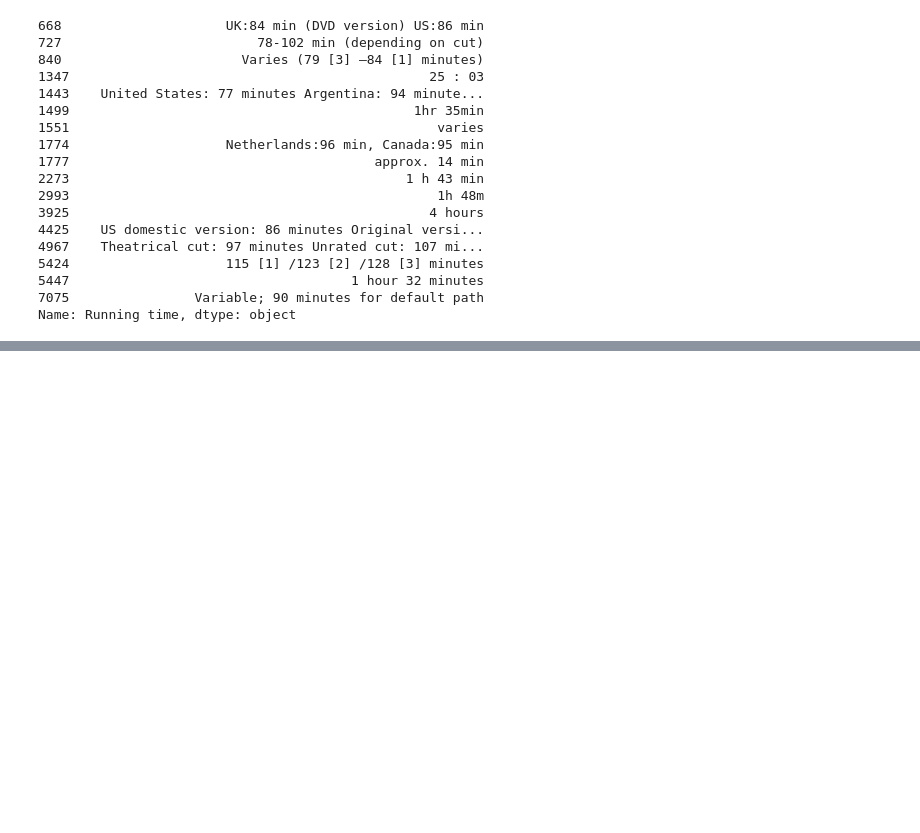
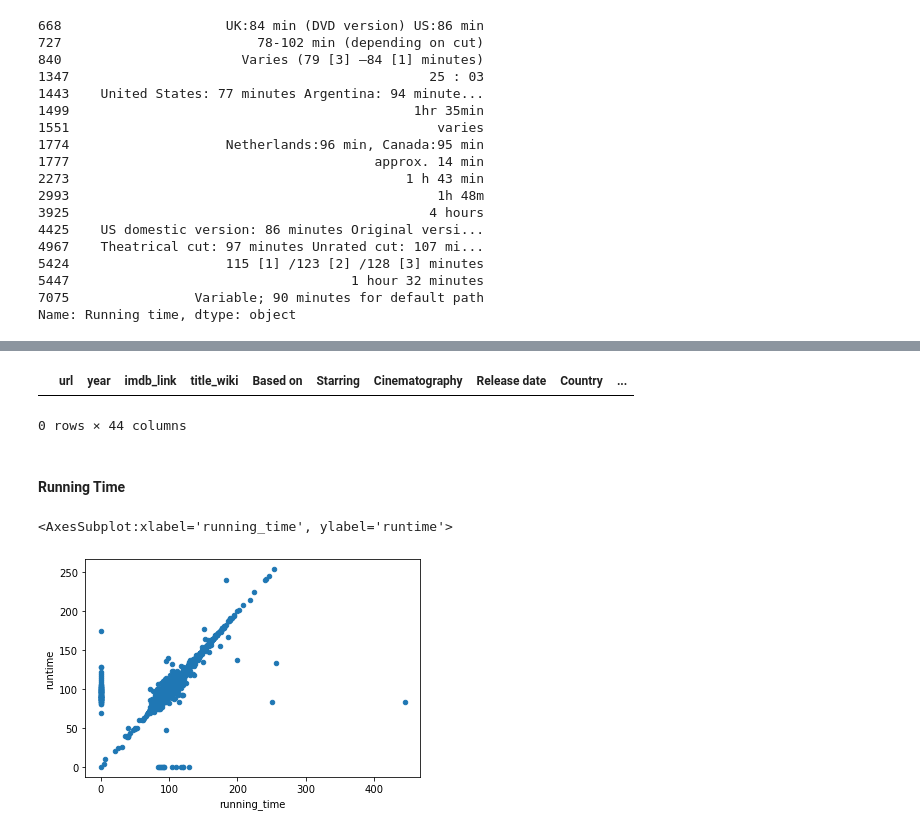
Before and after one commit to HopkinsKV/Movies-ETL, a Jupyter notebook: Resources/Data Cleaning.ipynb, the cells around one changed output, grey strips where cells are left out. Drawn from its saved outputs; the diff is of its cells as text; code cells hidden in the pictures; blank space fills up the shorter version.

Commit message:
merge data

```diff
--- a/Resources/Data Cleaning.ipynb
+++ b/Resources/Data Cleaning.ipynb
@@ -796,0 +817,4 @@ Name: rating, dtype: float64
+# %%
+#Check for redundant columns
+movies_df = pd.merge(wiki_movies_df, kaggle_metadata, on='imdb_id', suffixes=['_wiki','_kaggle'])
+movies_df.head()
@@ -796,0 +861,18 @@ Name: rating, dtype: float64
+# %%
+# Show any rows where title_kaggle is empty.. since there aren't any empty kaggle titles, we'll drop titles_wiki
+movies_df[(movies_df['title_kaggle'] == '') | (movies_df['title_kaggle'].isnull())]
+# %% [output]
+|  | url | year | imdb_link | title_wiki | Based on | Starring | Cinematography | Release date | Country | ... |
+0 rows × 44 columns
+# %% [markdown]
+#### Running Time
+# %%
+# compare runtime. be sure to fill na with 0 so we can see the blank items too.
+# using scatterplot to compare the 2 columns, if they were identical, then it will be a straight line
+
+movies_df.fillna(0).plot(x='running_time', y='runtime', kind='scatter')
+
+#There are more items in runtime(kaggle) 0 than running_time 0 so we'll use the Kaggle data and fill in from wiki where needed
+# %% [output]
+<AxesSubplot:xlabel='running_time', ylabel='runtime'>
+[figure, added]
```
Also changed, not shown: parts of 63 cells of this notebook.
